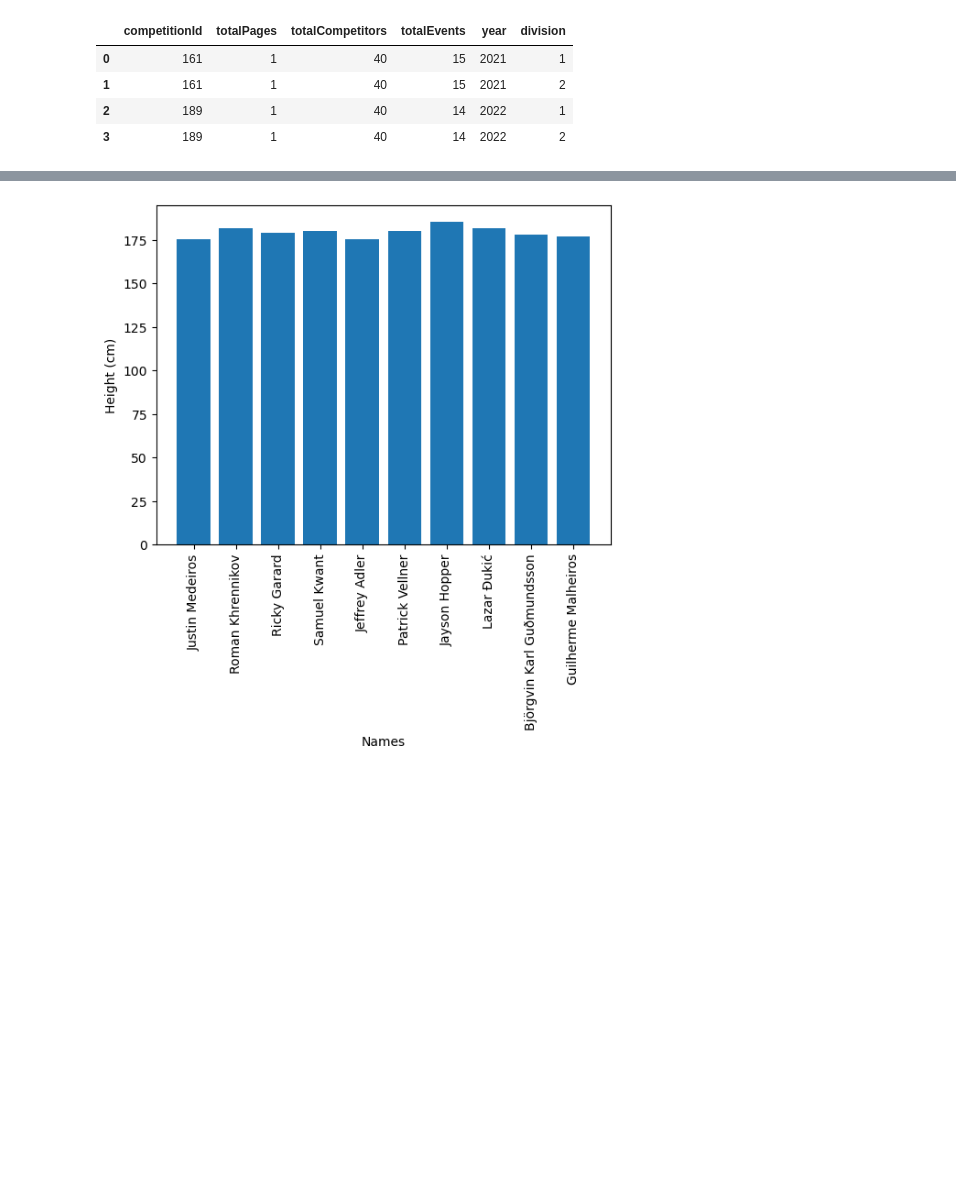
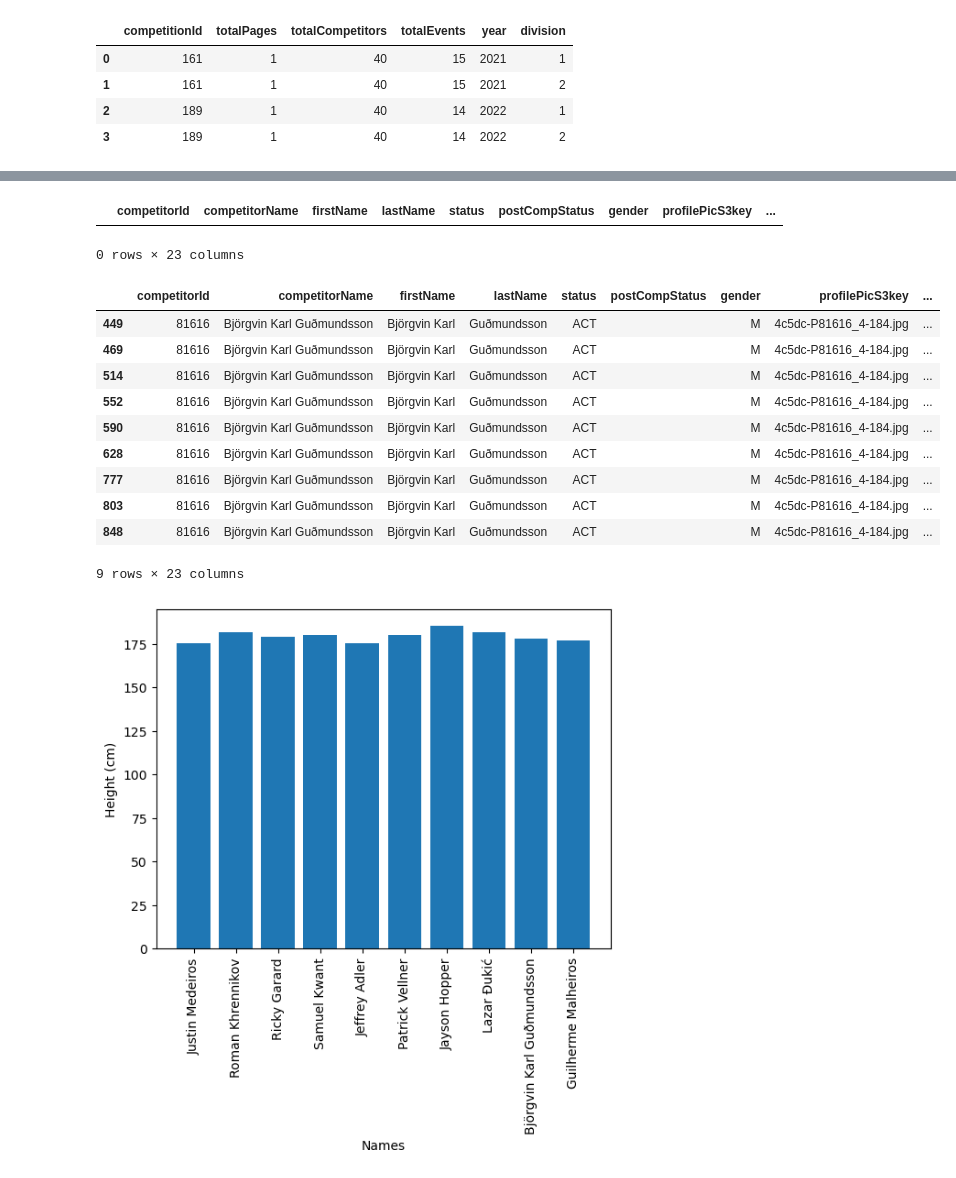
Before and after one commit to ArnarHardarson/rice-krispie-cakes, a Jupyter notebook: notebook_new_datamodel.ipynb, the cells around one changed output, grey strips where cells are left out. Drawn from its saved outputs; the diff is of its cells as text; code cells hidden in the pictures; blank space fills up the shorter version.

```diff
--- a/notebook_new_datamodel.ipynb
+++ b/notebook_new_datamodel.ipynb
@@ -104,6 +138,12 @@ df_games_info_multiple.head()
 def games_info_competitors(year, division):
 
     """
+
+    This function uses the functions games_json_dump and games_info to get competitor information for
+    the specified Crossfit Games year and division returned as a Pandas dataframe.
+
+    It also does some transformation on the data from the api. It uses the inch_to_cm and lb_to_kg functions
+    to create two new columns and transforms age to integer.
 
     Parameters:
         - year is from 2007 and to current
@@ -163,4 +203,12 @@ def games_info_competitors(year, division):
                 df_temp = pd.DataFrame([entrant_json])
                 # Concatenate the DataFrame with the existing DataFrame
                 df_games_info_competitors = pd.concat([df_games_info_competitors, df_temp], ignore_index=True)
+
+    # Some transfomration of the data in df_games_info_competitors
+    df_games_info_competitors['age'] = df_games_info_competitors['age'].astype(int)
+    # apply the function to the 'Height' column and assign it back to the column
+    df_games_info_competitors['heightInCm'] = df_games_info_competitors['height'].apply(inch_to_cm)
+    df_games_info_competitors['weightInKg'] = df_games_info_competitors['weight'].apply(lb_to_kg)
+
+
     return(df_games_info_competitors)
@@ -304 +261,20 @@ memory usage: 7.0+ KB
+# %%
+df_games_info_competitors[df_games_info_competitors['competitorName'] == 'Tia Clair Toomey']
+# %% [output]
+|  | competitorId | competitorName | firstName | lastName | status | postCompStatus | gender | profilePicS3key | ... |
+0 rows × 23 columns
+# %%
+df_games_info_competitors[df_games_info_competitors['competitorName'] == 'Björgvin Karl Guðmundsson']
+# %% [output]
+|  | competitorId | competitorName | firstName | lastName | status | postCompStatus | gender | profilePicS3key | ... |
+| 449 | 81616 | Björgvin Karl Guðmundsson | Björgvin Karl | Guðmundsson | ACT |  | M | 4c5dc-P81616_4-184.jpg | ... |
+| 469 | 81616 | Björgvin Karl Guðmundsson | Björgvin Karl | Guðmundsson | ACT |  | M | 4c5dc-P81616_4-184.jpg | ... |
+| 514 | 81616 | Björgvin Karl Guðmundsson | Björgvin Karl | Guðmundsson | ACT |  | M | 4c5dc-P81616_4-184.jpg | ... |
+| 552 | 81616 | Björgvin Karl Guðmundsson | Björgvin Karl | Guðmundsson | ACT |  | M | 4c5dc-P81616_4-184.jpg | ... |
+| 590 | 81616 | Björgvin Karl Guðmundsson | Björgvin Karl | Guðmundsson | ACT |  | M | 4c5dc-P81616_4-184.jpg | ... |
+| 628 | 81616 | Björgvin Karl Guðmundsson | Björgvin Karl | Guðmundsson | ACT |  | M | 4c5dc-P81616_4-184.jpg | ... |
+| 777 | 81616 | Björgvin Karl Guðmundsson | Björgvin Karl | Guðmundsson | ACT |  | M | 4c5dc-P81616_4-184.jpg | ... |
+| 803 | 81616 | Björgvin Karl Guðmundsson | Björgvin Karl | Guðmundsson | ACT |  | M | 4c5dc-P81616_4-184.jpg | ... |
+| 848 | 81616 | Björgvin Karl Guðmundsson | Björgvin Karl | Guðmundsson | ACT |  | M | 4c5dc-P81616_4-184.jpg | ... |
+9 rows × 23 columns
 # %%
```
Also changed, not shown: parts of 22 cells of this notebook.
